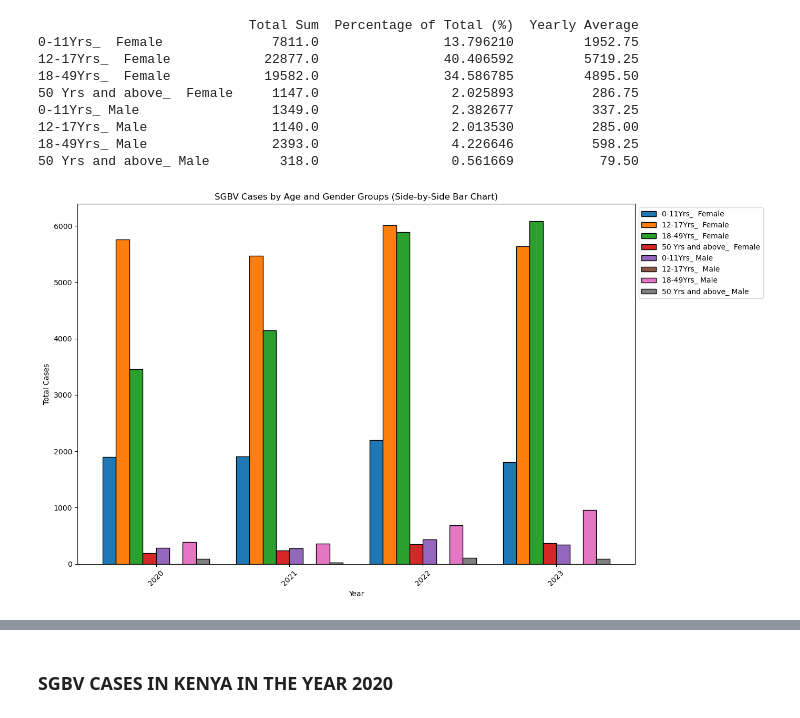
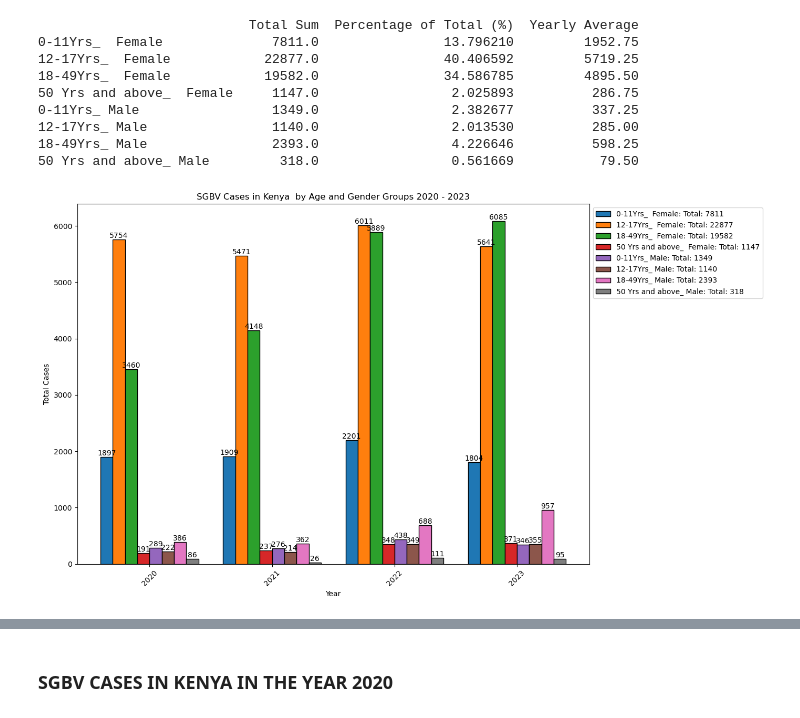
Before and after one commit to IruraMwongera/irurajackblogs, a Jupyter notebook: sgbv_cases_in_kenya_2020_2023.ipynb, the cells around one changed output, grey strips where cells are left out. Cells and saved outputs as stored; diff of their text form; code cells hidden in the pictures.

```diff
--- a/sgbv_cases_in_kenya_2020_2023.ipynb
+++ b/sgbv_cases_in_kenya_2020_2023.ipynb
@@ -397,9 +397,11 @@ for i, col in enumerate(age_gender_columns):
     bars = ax.bar(years, stacked_data_percentage[i], bottom=bottom, label=col, color=colors[i], edgecolor='black')
     bottom += stacked_data_percentage[i]  # Update the bottom for the next stack
 
-# Compute average percentages for legend labels
-average_percentages = np.mean(stacked_data_percentage, axis=1)
-legend_labels = [f"{col}: {avg:.1f}%" for col, avg in zip(age_gender_columns, average_percentages)]
+# Compute percentage for each section and year for the legend
+legend_labels = []
+for i, col in enumerate(age_gender_columns):
+    avg_percentages = [f"{percent:.1f}%" for percent in stacked_data_percentage[i]]
+    legend_labels.append(f"{col}: {', '.join(avg_percentages)}")
 
 # Add a legend with percentages
 ax.legend(loc='upper left', bbox_to_anchor=(1, 1), labels=legend_labels)
@@ -410,6 +412,7 @@ ax.set_ylabel('Percentage (%)')
 ax.set_title('SGBV Cases in Kenya by Age and Gender Groups year 2020 to 2023')
 
 # Show the plot
+plt.savefig("SGBV Cases in Kenya by Age and Gender Groups year 2020 to 2023(100 stacked bar graph).pdf", format='pdf')
 plt.tight_layout()
 plt.show()
 # %% [output]
@@ -450,7 +453,7 @@ print(summary_df)
 # Define the age-gender categories you want to plot
 age_gender_columns = [
     '0-11Yrs_  Female', '12-17Yrs_  Female', '18-49Yrs_  Female', '50 Yrs and above_  Female',
-    '0-11Yrs_ Male', '12-17Yrs_  Male', '18-49Yrs_ Male', '50 Yrs and above_ Male'
+    '0-11Yrs_ Male', '12-17Yrs_ Male', '18-49Yrs_ Male', '50 Yrs and above_ Male'
 ]
 
 # Define years
@@ -468,36 +471,54 @@ for year in years:
         else:
             data_per_age_gender[col].append(0)  # Fill with 0 if the column is missing
 
 # Convert the data to a list of lists for plotting
 data_for_plotting = [data_per_age_gender[col] for col in age_gender_columns]
 
 # Number of categories and years
 num_categories = len(age_gender_columns)
 num_years = len(years)
 
 # Define bar width and positions
 bar_width = 0.8 / num_categories
 indices = np.arange(num_years)  # The position of bars on the x-axis
 
+# Calculate totals for each category
+totals_per_category = np.sum(np.array(data_for_plotting), axis=1)
+
+# Format the legend with totals
+legend_labels = [f"{col}: Total: {int(total)}" for col, total in zip(age_gender_columns, totals_per_category)]
+
 # Plotting
 fig, ax = plt.subplots(figsize=(14, 8))
 
+# Initialize empty list for handles
+handles = []
+
 # Plot each age-gender group
 for i, (col, data) in enumerate(zip(age_gender_columns, data_for_plotting)):
-    ax.bar(indices + i * bar_width, data, bar_width, label=col, edgecolor='black')
+    bars = ax.bar(indices + i * bar_width, data, bar_width, label=col, edgecolor='black')
+    handles.append(bars[0])  # Use the first bar as the handle
+
+    # Add total to the label in the bars
+    for bar in bars:
+        height = bar.get_height()
+        ax.text(bar.get_x() + bar.get_width() / 2, height, f'{int(height)}', ha='center', va='bottom')
 
 # Set labels, title, and ticks
 ax.set_xlabel('Year')
 ax.set_ylabel('Total Cases')
-ax.set_title('SGBV Cases by Age and Gender Groups (Side-by-Side Bar Chart)')
+ax.set_title('SGBV Cases in Kenya  by Age and Gender Groups 2020 - 2023')
 ax.set_xticks(indices + bar_width * (num_categories / 2 - 0.5))
 ax.set_xticklabels(years, rotation=45)
-ax.legend(loc='upper left', bbox_to_anchor=(1, 1))
+
+# Add a legend with totals
+ax.legend(handles=handles, labels=legend_labels, loc='upper left', bbox_to_anchor=(1, 1))
 
 # Show the plot
+plt.savefig("SGBV Cases in Kenya  by Age and Gender Groups 2020 - 2023(side by side bar graph).pdf", format='pdf')
 plt.tight_layout()
 plt.show()
 # %% [output]
-[figure, old version]
+[figure, new version]
 # %%
 df = df[df['COUNTY'] != 'Kenya']
```
Also changed, not shown: parts of 2 cells of this notebook.
